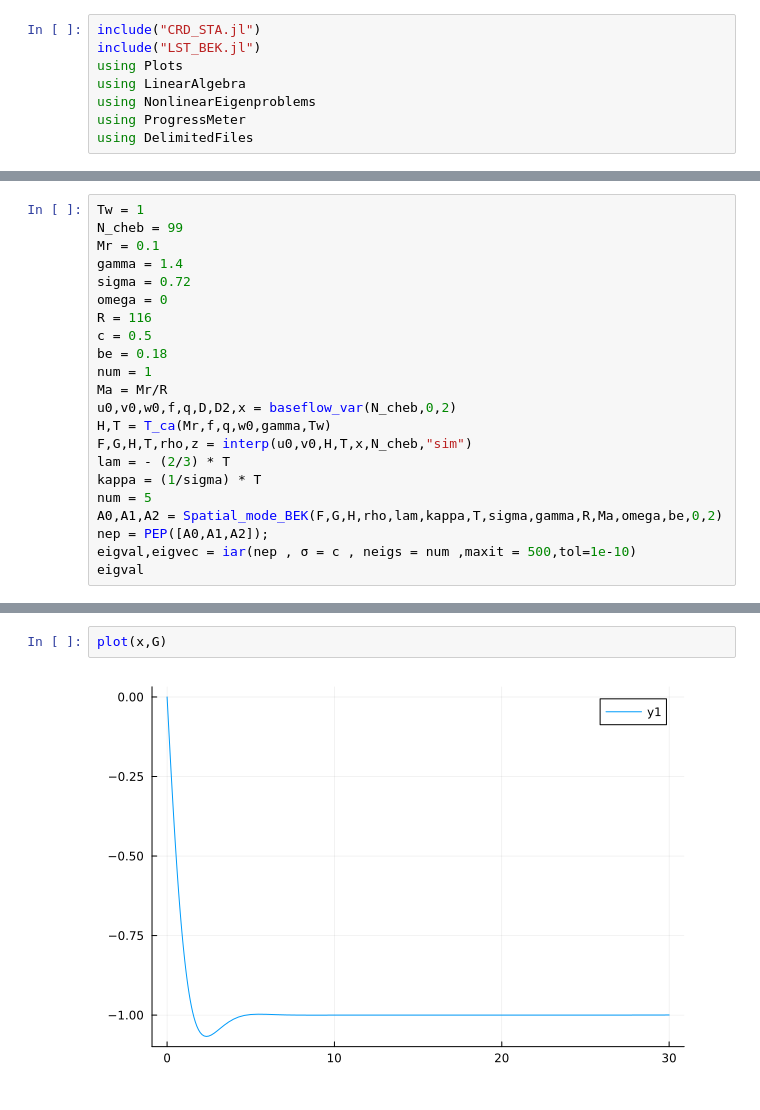
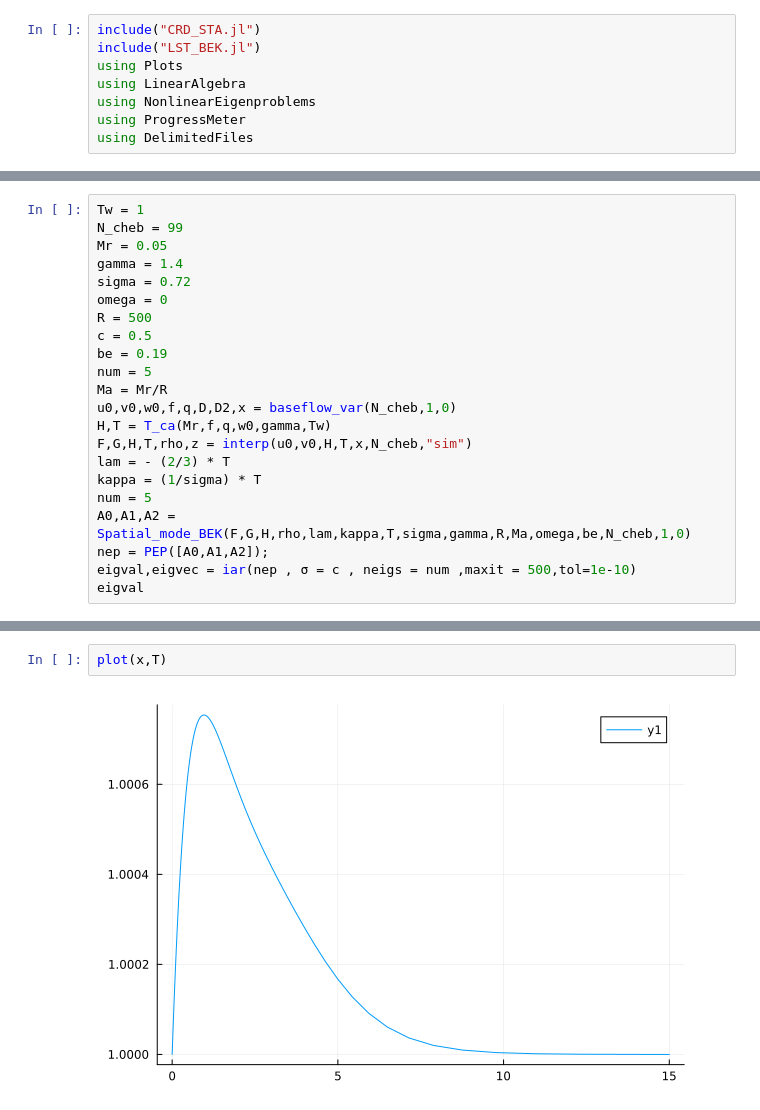
Before and after one commit to HaojieZhang917/compressible_bek, a Jupyter notebook: compress/Bode/CRD_STA_CACU.ipynb, the cells around one changed output, grey strips where cells are left out. Cells and saved outputs as stored; diff of their text form.

```diff
--- a/compress/Bode/CRD_STA_CACU.ipynb
+++ b/compress/Bode/CRD_STA_CACU.ipynb
@@ -19,22 +18,22 @@ eigval
 # %%
 Tw = 1
 N_cheb = 99
-Mr = 0.1
+Mr = 0.05
 gamma = 1.4
 sigma = 0.72
 omega = 0
-R = 116
+R = 500
 c = 0.5
-be = 0.18
-num = 1
+be = 0.19
+num = 5
 Ma = Mr/R
-u0,v0,w0,f,q,D,D2,x = baseflow_var(N_cheb,0,2)
+u0,v0,w0,f,q,D,D2,x = baseflow_var(N_cheb,1,0)
 H,T = T_ca(Mr,f,q,w0,gamma,Tw)
 F,G,H,T,rho,z = interp(u0,v0,H,T,x,N_cheb,"sim")
 lam = - (2/3) * T
 kappa = (1/sigma) * T
 num = 5
-A0,A1,A2 = Spatial_mode_BEK(F,G,H,rho,lam,kappa,T,sigma,gamma,R,Ma,omega,be,0,2)
+A0,A1,A2 = Spatial_mode_BEK(F,G,H,rho,lam,kappa,T,sigma,gamma,R,Ma,omega,be,N_cheb,1,0)
 nep = PEP([A0,A1,A2]);
 eigval,eigvec = iar(nep , σ = c , neigs = num ,maxit = 500,tol=1e-10)
 eigval
@@ -48,4 +64,4 @@ eigval
 # %%
-plot(x,G)
+plot(x,T)
 # %% [output]
-[figure, old version]
+[figure, new version]
```
Also changed, not shown: parts of 9 cells of this notebook, 13 other files.
